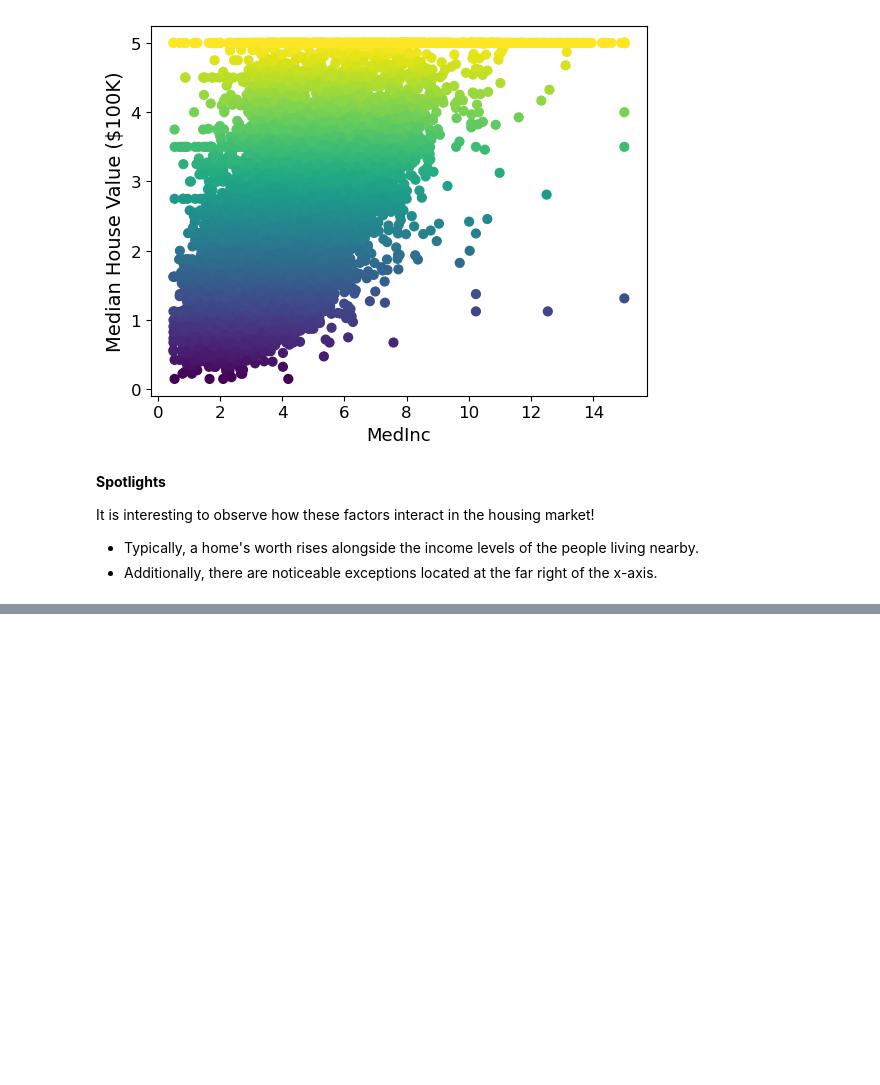
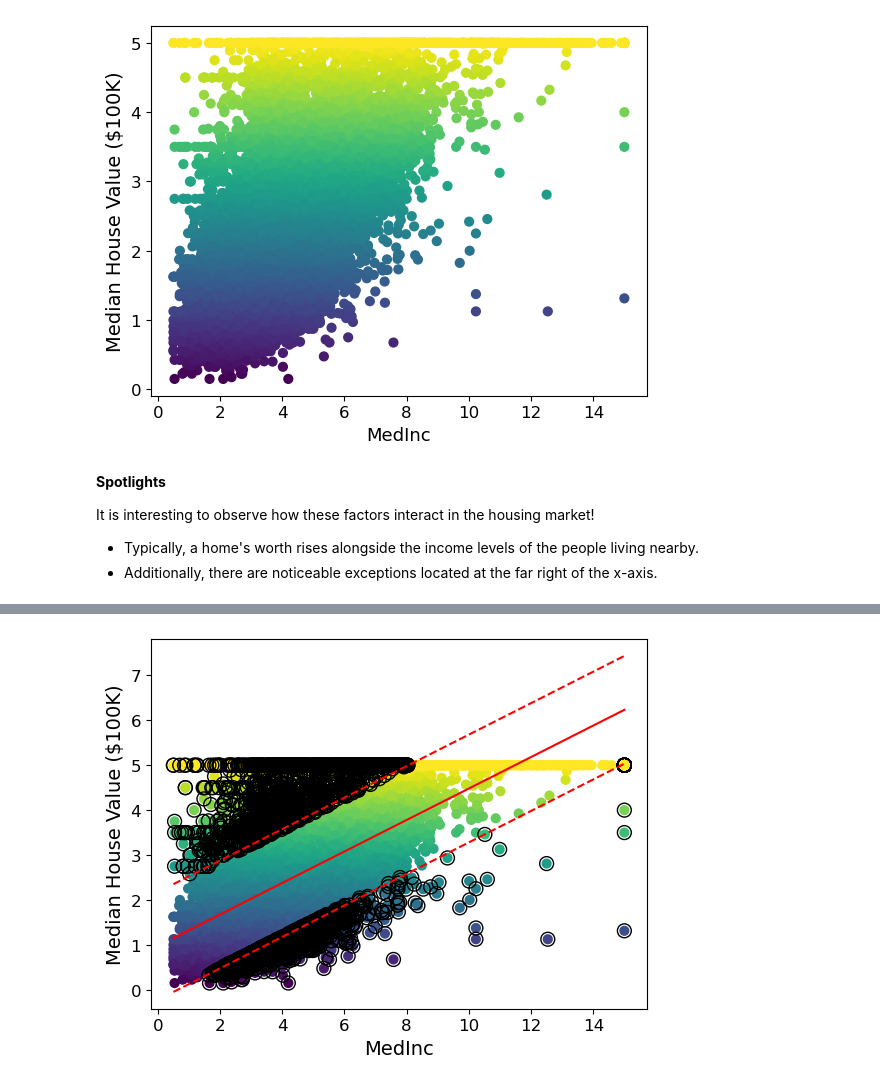
Before and after one commit to tyrantdavis/support-vector-machine-regression, a Jupyter notebook: svm-regression.ipynb, the cells around one changed output, grey strips where cells are left out. Saved outputs shown, nothing was run; the diff lists cells and outputs as text; code cells hidden in the pictures; blank space fills up the shorter version.

```diff
--- a/svm-regression.ipynb
+++ b/svm-regression.ipynb
@@ -256,0 +363,7 @@ It is interesting to observe how these factors interact in the housing market!
+# %%
+svm_model = SVR(kernel="linear", epsilon=1.2)
+svm_model.fit(X, y)
+
+graph_regression_line(X, y, svm_model, True)
+# %% [output]
+[figure, added]
```
Also changed, not shown: parts of 11 cells of this notebook.
